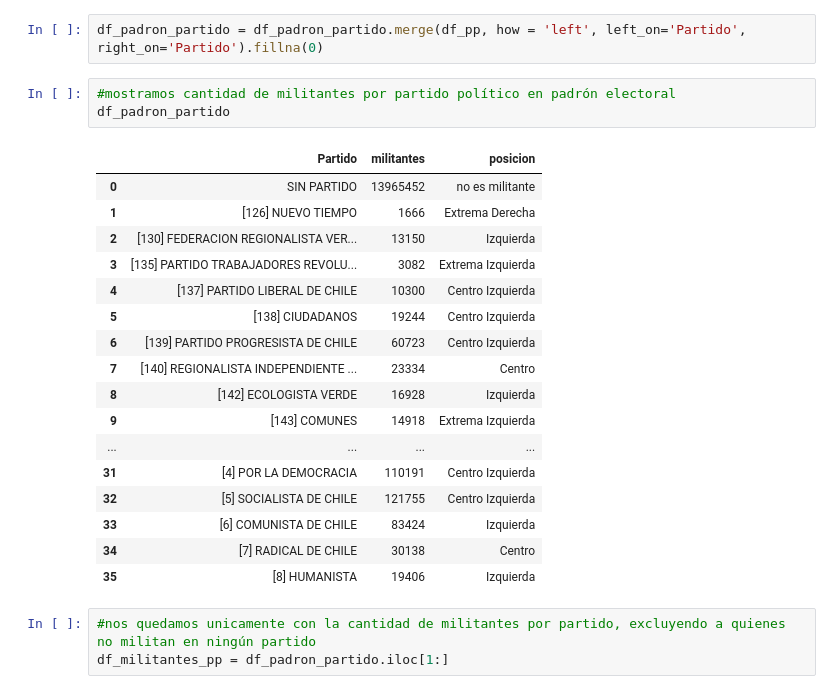
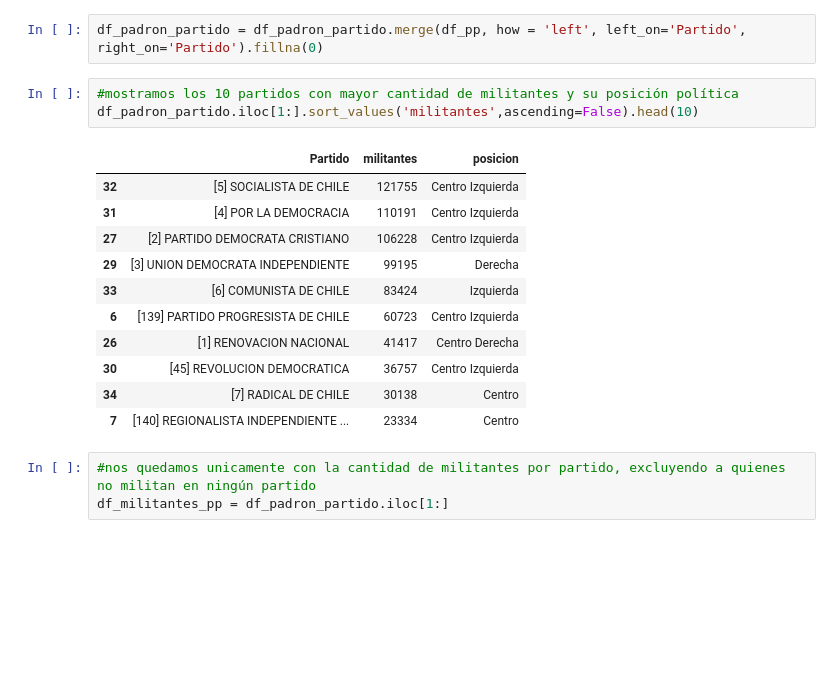
Before and after one commit to framirezv/proyecto-portafolio, a Jupyter notebook: notebooks/EDA_plebiscito_chile_v2.ipynb, the cells around one changed output. Saved outputs shown, nothing was run; the diff lists cells and outputs as text; blank space fills up the shorter version.

```diff
--- a/notebooks/EDA_plebiscito_chile_v2.ipynb
+++ b/notebooks/EDA_plebiscito_chile_v2.ipynb
@@ -54,26 +53,20 @@ df_pp = pd.read_csv('./../Datos/pp.csv')
 # %%
 df_padron_partido = df_padron_partido.merge(df_pp, how = 'left', left_on='Partido', right_on='Partido').fillna(0)
 # %%
-#mostramos cantidad de militantes por partido político en padrón electoral
-df_padron_partido
+#mostramos los 10 partidos con mayor cantidad de militantes y su posición política
+df_padron_partido.iloc[1:].sort_values('militantes',ascending=False).head(10)
 # %% [output]
 |  | Partido | militantes | posicion |
-| 0 | SIN PARTIDO | 13965452 | no es militante |
-| 1 | [126] NUEVO TIEMPO | 1666 | Extrema Derecha |
-| 2 | [130] FEDERACION REGIONALISTA VER... | 13150 | Izquierda |
-| 3 | [135] PARTIDO TRABAJADORES REVOLU... | 3082 | Extrema Izquierda |
-| 4 | [137] PARTIDO LIBERAL DE CHILE | 10300 | Centro Izquierda |
-| 5 | [138] CIUDADANOS | 19244 | Centro Izquierda |
+| 32 | [5] SOCIALISTA DE CHILE | 121755 | Centro Izquierda |
+| 31 | [4] POR LA DEMOCRACIA | 110191 | Centro Izquierda |
+| 27 | [2] PARTIDO DEMOCRATA CRISTIANO | 106228 | Centro Izquierda |
+| 29 | [3] UNION DEMOCRATA INDEPENDIENTE | 99195 | Derecha |
+| 33 | [6] COMUNISTA DE CHILE | 83424 | Izquierda |
 | 6 | [139] PARTIDO PROGRESISTA DE CHILE | 60723 | Centro Izquierda |
+| 26 | [1] RENOVACION NACIONAL | 41417 | Centro Derecha |
+| 30 | [45] REVOLUCION DEMOCRATICA | 36757 | Centro Izquierda |
+| 34 | [7] RADICAL DE CHILE | 30138 | Centro |
 | 7 | [140] REGIONALISTA INDEPENDIENTE ... | 23334 | Centro |
-| 8 | [142] ECOLOGISTA VERDE | 16928 | Izquierda |
-| 9 | [143] COMUNES | 14918 | Extrema Izquierda |
-| ... | ... | ... | ... |
-| 31 | [4] POR LA DEMOCRACIA | 110191 | Centro Izquierda |
-| 32 | [5] SOCIALISTA DE CHILE | 121755 | Centro Izquierda |
-| 33 | [6] COMUNISTA DE CHILE | 83424 | Izquierda |
-| 34 | [7] RADICAL DE CHILE | 30138 | Centro |
-| 35 | [8] HUMANISTA | 19406 | Izquierda |
 # %%
 #nos quedamos unicamente con la cantidad de militantes por partido, excluyendo a quienes no militan en ningún partido
 df_militantes_pp = df_padron_partido.iloc[1:]
```
Also changed, not shown: parts of 17 cells of this notebook.
